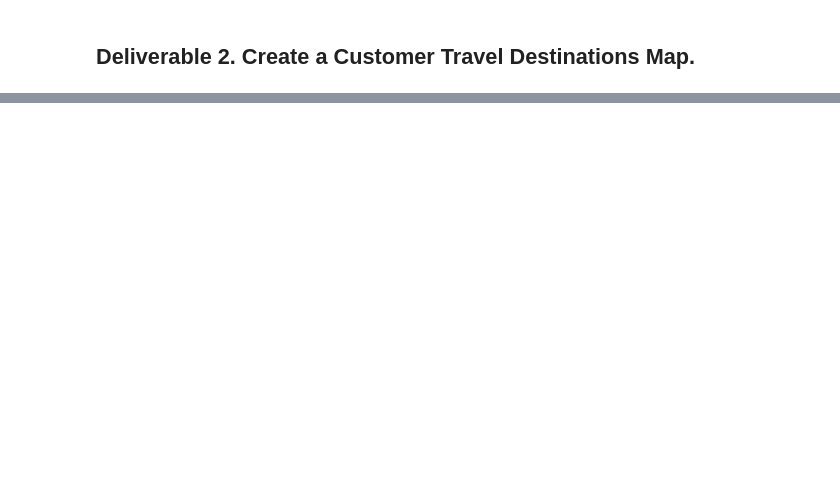
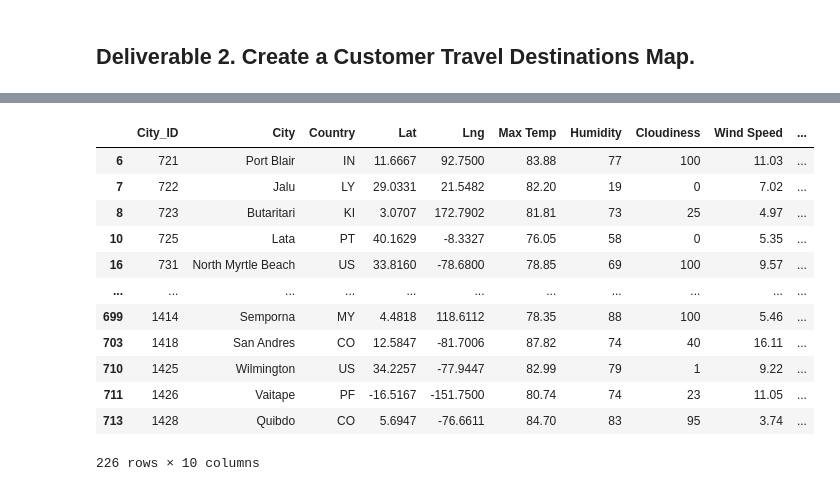
Before and after one commit to melindamalone/World_Weather_Analysis, a Jupyter notebook: Vacation_Search/Vacation_Search.ipynb, the cells around one changed output, grey strips where cells are left out. Saved outputs shown, nothing was run; the diff lists cells and outputs as text; code cells hidden in the pictures; blank space fills up the shorter version.

```diff
--- a/Vacation_Search/Vacation_Search.ipynb
+++ b/Vacation_Search/Vacation_Search.ipynb
@@ -20,2 +26,5 @@ city_data_df.head()
 # %%
 # 2. Prompt the user to enter minimum and maximum temperature criteria
+
+min_temp = float(input("What is the minimum temperature you would like for your trip? "))
+max_temp = float(input("What is the maximum temperature you would like for your trip? "))
@@ -22,2 +34,5 @@ city_data_df.head()
 # %%
 # 3. Filter the city_data_df DataFrame using the input statements to create a new DataFrame using the loc method.
+preferred_cities_df = city_data_df.loc[(city_data_df["Max Temp"] <= max_temp) & \
+                                       (city_data_df["Max Temp"] >= min_temp)]
+preferred_cities_df.head(10)
@@ -26,4 +66,20 @@ city_data_df.head()
 # %%
 # 4b. Drop any empty rows and create a new DataFrame that doesn’t have empty rows.
+preferred_cities_df = preferred_cities_df.dropna()
+preferred_cities_df
+# %% [output]
+|  | City_ID | City | Country | Lat | Lng | Max Temp | Humidity | Cloudiness | Wind Speed | ... |
+| 6 | 721 | Port Blair | IN | 11.6667 | 92.7500 | 83.88 | 77 | 100 | 11.03 | ... |
+| 7 | 722 | Jalu | LY | 29.0331 | 21.5482 | 82.20 | 19 | 0 | 7.02 | ... |
+| 8 | 723 | Butaritari | KI | 3.0707 | 172.7902 | 81.81 | 73 | 25 | 4.97 | ... |
+| 10 | 725 | Lata | PT | 40.1629 | -8.3327 | 76.05 | 58 | 0 | 5.35 | ... |
+| 16 | 731 | North Myrtle Beach | US | 33.8160 | -78.6800 | 78.85 | 69 | 100 | 9.57 | ... |
+| ... | ... | ... | ... | ... | ... | ... | ... | ... | ... | ... |
+| 699 | 1414 | Semporna | MY | 4.4818 | 118.6112 | 78.35 | 88 | 100 | 5.46 | ... |
+| 703 | 1418 | San Andres | CO | 12.5847 | -81.7006 | 87.82 | 74 | 40 | 16.11 | ... |
+| 710 | 1425 | Wilmington | US | 34.2257 | -77.9447 | 82.99 | 79 | 1 | 9.22 | ... |
+| 711 | 1426 | Vaitape | PF | -16.5167 | -151.7500 | 80.74 | 74 | 23 | 11.05 | ... |
+| 713 | 1428 | Quibdo | CO | 5.6947 | -76.6611 | 84.70 | 83 | 95 | 3.74 | ... |
+226 rows × 10 columns
 # %%
 # 5a. Create DataFrame called hotel_df to store hotel names along with city, country, max temp, and coordinates.
```
Also changed, not shown: parts of 13 cells of this notebook, 3 other files.
